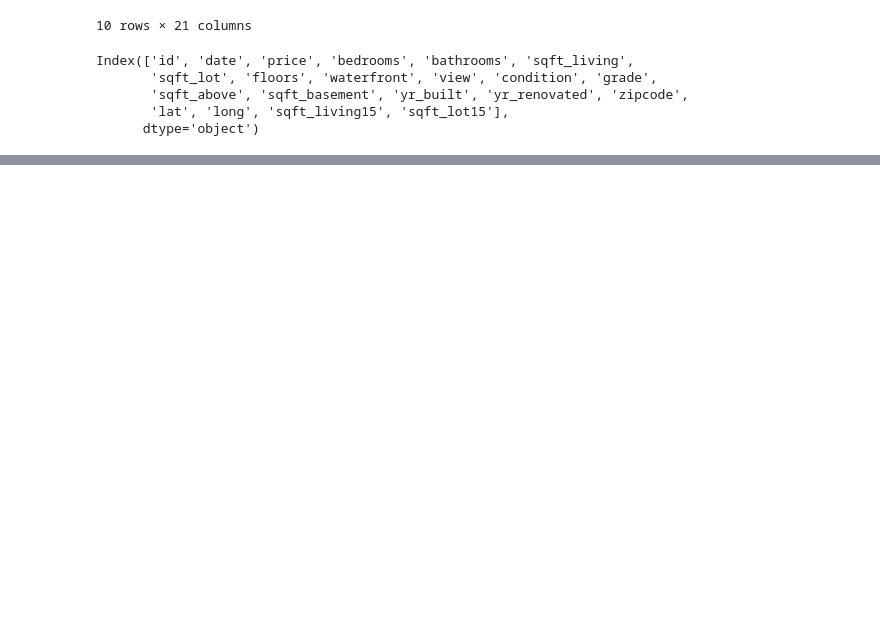
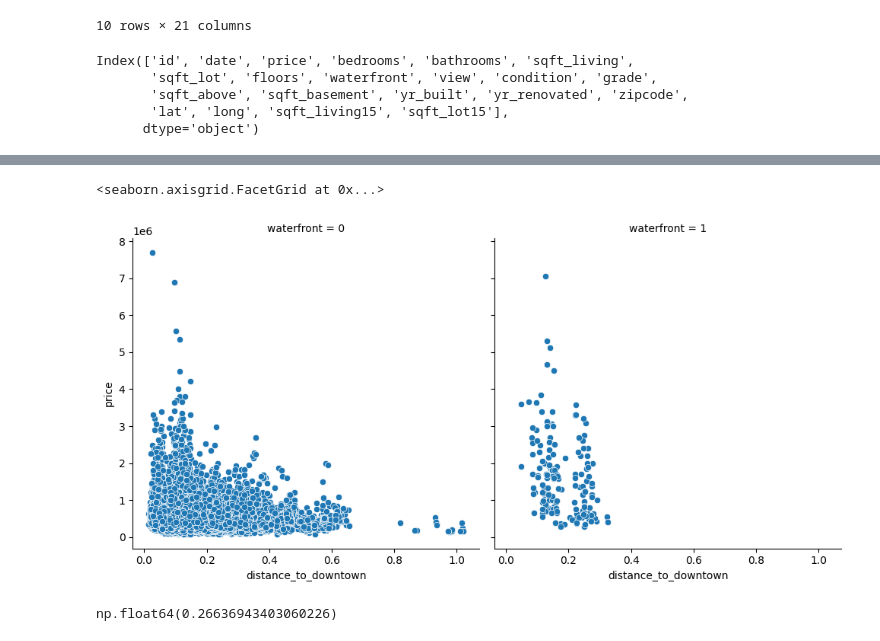
Before and after one commit to luiizsps/house_market, a Jupyter notebook: house_market.ipynb, the cells around one changed output, grey strips where cells are left out. Saved outputs shown, nothing was run; the diff lists cells and outputs as text; code cells hidden in the pictures; blank space fills up the shorter version.

```diff
--- a/house_market.ipynb
+++ b/house_market.ipynb
@@ -41,0 +103,15 @@ Index(['id', 'date', 'price', 'bedrooms', 'bathrooms', 'sqft_living',
+# %%
+# waterfront properties vs non-waterfront properties
+sns.relplot(
+    data=kc_house_df, x="distance_to_downtown", y="price",
+    col="waterfront",
+    kind="scatter"
+)
+# %% [output]
+<seaborn.axisgrid.FacetGrid at 0x...>
+[figure, added]
+# %%
+# correlation waterfront vs price
+kc_house_df["waterfront"].corr(kc_house_df["price"])
+# %% [output]
+np.float64(0.26636943403060226)
```
Also changed, not shown: parts of 16 cells of this notebook, 1 other file.
